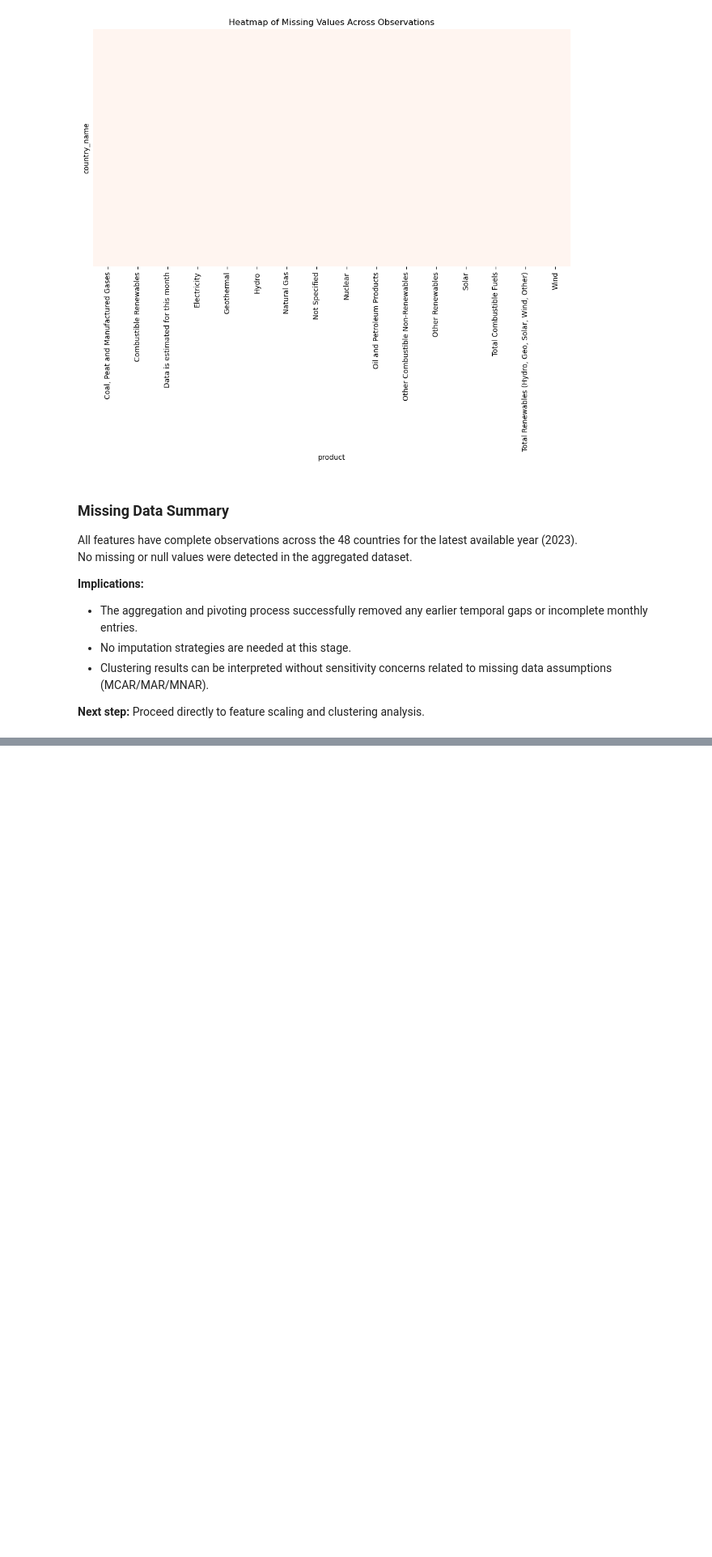
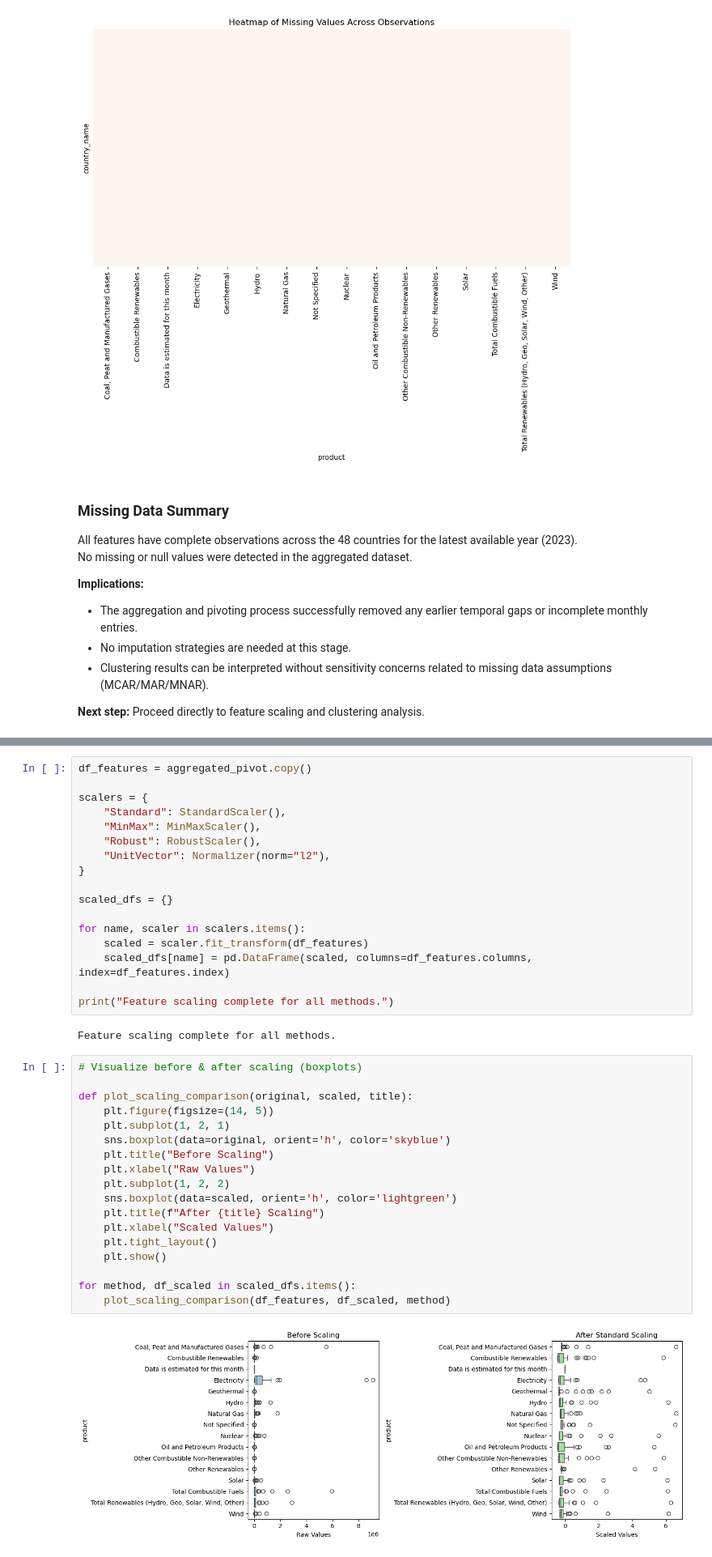
Before and after one commit to FedorSulaev/global-energy-systems-clustering, a Jupyter notebook: notebooks/01_data_analysis_and_preprocessing.ipynb, the cells around one changed output, grey strips where cells are left out. Shown at 81% size. Cells and saved outputs as stored; diff of their text form; blank space fills up the shorter version.

Commit message:
feat: Scaling and outliers

```diff
--- a/notebooks/01_data_analysis_and_preprocessing.ipynb
+++ b/notebooks/01_data_analysis_and_preprocessing.ipynb
@@ -245,0 +267,39 @@ No missing or null values were detected in the aggregated dataset.
+# %%
+df_features = aggregated_pivot.copy()
+
+scalers = {
+    "Standard": StandardScaler(),
+    "MinMax": MinMaxScaler(),
+    "Robust": RobustScaler(),
+    "UnitVector": Normalizer(norm="l2"),
+}
+
+scaled_dfs = {}
+
+for name, scaler in scalers.items():
+    scaled = scaler.fit_transform(df_features)
+    scaled_dfs[name] = pd.DataFrame(scaled, columns=df_features.columns, index=df_features.index)
+
+print("Feature scaling complete for all methods.")
+# %% [output]
+Feature scaling complete for all methods.
+# %%
+# Visualize before & after scaling (boxplots)
+
+def plot_scaling_comparison(original, scaled, title):
+    plt.figure(figsize=(14, 5))
+    plt.subplot(1, 2, 1)
+    sns.boxplot(data=original, orient='h', color='skyblue')
+    plt.title("Before Scaling")
+    plt.xlabel("Raw Values")
+    plt.subplot(1, 2, 2)
+    sns.boxplot(data=scaled, orient='h', color='lightgreen')
+    plt.title(f"After {title} Scaling")
+    plt.xlabel("Scaled Values")
+    plt.tight_layout()
+    plt.show()
+
+for method, df_scaled in scaled_dfs.items():
+    plot_scaling_comparison(df_features, df_scaled, method)
+# %% [output]
+[figure, added]
```
Also changed, not shown: parts of 9 cells of this notebook.
